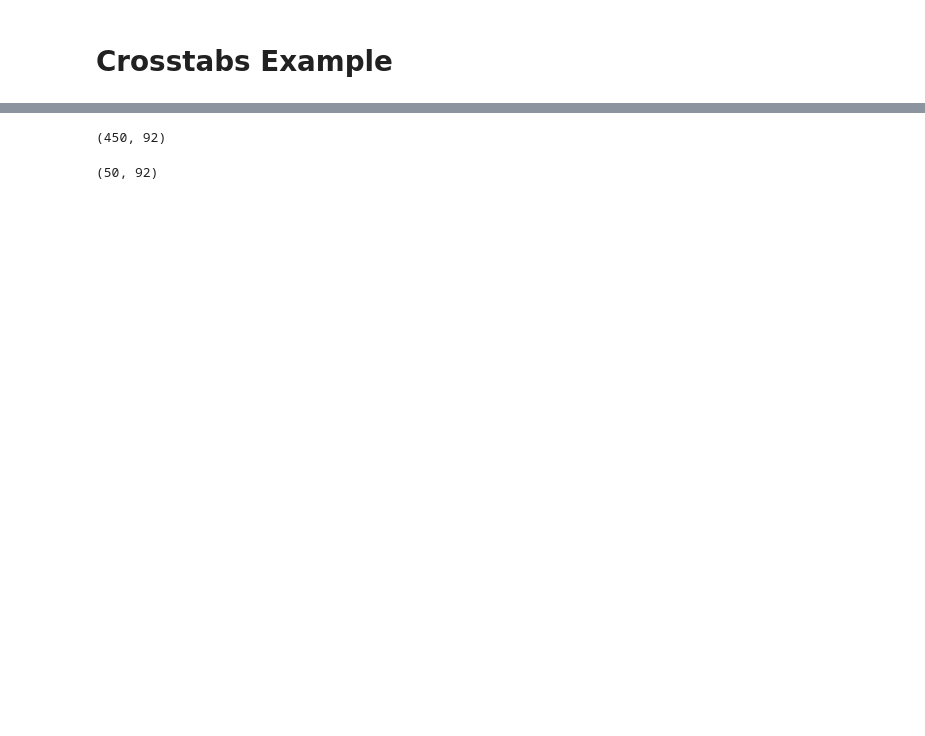
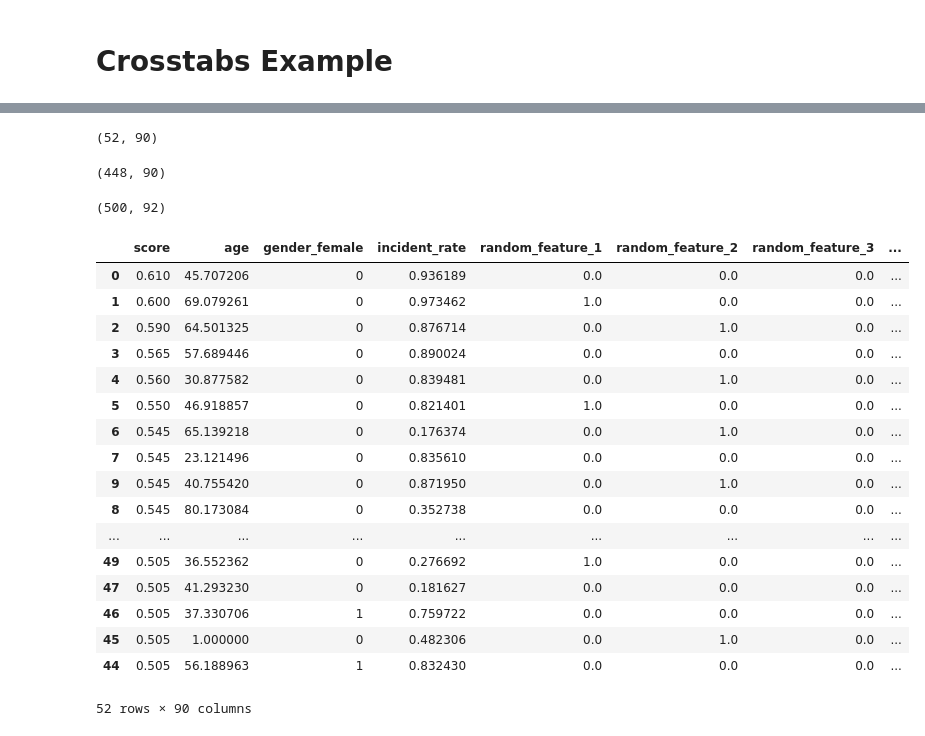
Before and after one commit to dssg/hitchhikers-guide, a Jupyter notebook: tech-tutorials/model_eval/5_bias/crosstabs_example.ipynb, the cells around one changed output, grey strips where cells are left out. Cells and saved outputs as stored; diff of their text form; code cells hidden in the pictures; blank space fills up the shorter version.

```diff
--- a/tech-tutorials/model_eval/5_bias/crosstabs_example.ipynb
+++ b/tech-tutorials/model_eval/5_bias/crosstabs_example.ipynb
@@ -93,8 +67,10 @@ df_lowrisk = df.iloc[cutoff:, :]
+# %%
+df1, df2 = fetch_and_split_data('test_data.csv', cutoff=.1)
 # %%
-df_lowrisk.shape
+df1.shape
 # %% [output]
-(450, 92)
+(52, 90)
 # %%
-df_highrisk.shape
+df2.shape
 # %% [output]
-(50, 92)
+(448, 90)
@@ -102,0 +79,25 @@ res, ccols = plot_feature_histograms([df_lowrisk, df_highrisk])
+# %%
+df.shape
+# %% [output]
+(500, 92)
+# %%
+df1
+# %% [output]
+|  | score | age | gender_female | incident_rate | random_feature_1 | random_feature_2 | random_feature_3 | ... |
+| 0 | 0.610 | 45.707206 | 0 | 0.936189 | 0.0 | 0.0 | 0.0 | ... |
+| 1 | 0.600 | 69.079261 | 0 | 0.973462 | 1.0 | 0.0 | 0.0 | ... |
+| 2 | 0.590 | 64.501325 | 0 | 0.876714 | 0.0 | 1.0 | 0.0 | ... |
+| 3 | 0.565 | 57.689446 | 0 | 0.890024 | 0.0 | 0.0 | 0.0 | ... |
+| 4 | 0.560 | 30.877582 | 0 | 0.839481 | 0.0 | 1.0 | 0.0 | ... |
+| 5 | 0.550 | 46.918857 | 0 | 0.821401 | 1.0 | 0.0 | 0.0 | ... |
+| 6 | 0.545 | 65.139218 | 0 | 0.176374 | 0.0 | 1.0 | 0.0 | ... |
+| 7 | 0.545 | 23.121496 | 0 | 0.835610 | 0.0 | 0.0 | 0.0 | ... |
+| 9 | 0.545 | 40.755420 | 0 | 0.871950 | 0.0 | 1.0 | 0.0 | ... |
+| 8 | 0.545 | 80.173084 | 0 | 0.352738 | 0.0 | 0.0 | 0.0 | ... |
+| ... | ... | ... | ... | ... | ... | ... | ... | ... |
+| 49 | 0.505 | 36.552362 | 0 | 0.276692 | 1.0 | 0.0 | 0.0 | ... |
+| 47 | 0.505 | 41.293230 | 0 | 0.181627 | 0.0 | 0.0 | 0.0 | ... |
+| 46 | 0.505 | 37.330706 | 1 | 0.759722 | 0.0 | 0.0 | 0.0 | ... |
+| 45 | 0.505 | 1.000000 | 0 | 0.482306 | 0.0 | 1.0 | 0.0 | ... |
+| 44 | 0.505 | 56.188963 | 1 | 0.832430 | 0.0 | 0.0 | 0.0 | ... |
+52 rows × 90 columns
```
Also changed, not shown: parts of 15 cells of this notebook, 3 other files.
